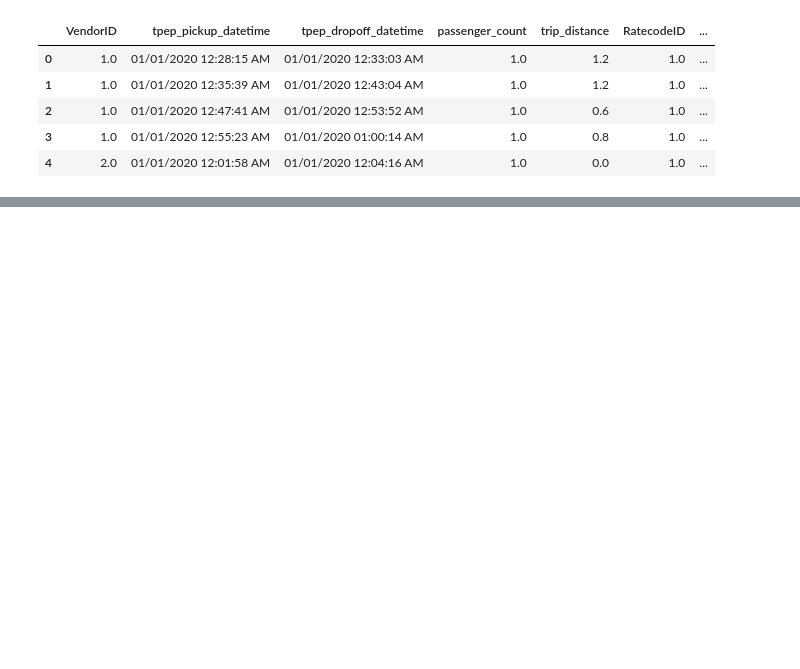
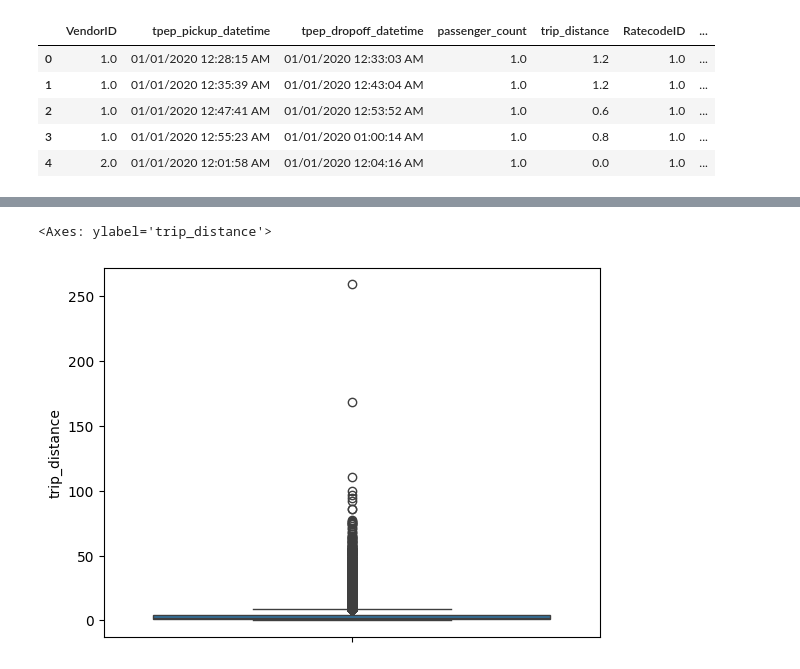
Before and after one commit to rajatvegan/Notebooks, a Jupyter notebook: 1_project-NYC-taxi.ipynb, the cells around one changed output, grey strips where cells are left out. Saved outputs shown, nothing was run; the diff lists cells and outputs as text; code cells hidden in the pictures; blank space fills up the shorter version.

```diff
--- a/1_project-NYC-taxi.ipynb
+++ b/1_project-NYC-taxi.ipynb
@@ -38,0 +161,4 @@ df.head()
+# %%
+# removing dublicate values
+df.drop_duplicates(inplace=True)
+df.shape
@@ -38,0 +198,5 @@ df.head()
+# %%
+# filtering required data, ignoring the rows where these columns have very less percentage share
+df = df[(df['passenger_count'] > 0) & (df['passenger_count'] <= 6)]    # passenger_count 0 means no passengers, we r doing analysis only how payment_type effect fare_amount
+df = df[(df.payment_type < 3)]
+df.shape
@@ -38,0 +205,4 @@ df.head()
+# %%
+# replacing 1 and 2 with card and cash in payment_type
+df['payment_type'].replace([1,2],['card','cash'],inplace=True)
+df.head(2)
@@ -38,0 +225,6 @@ df.head()
+# %%
+# filtering data for negative values
+df = df[df['trip_distance'] > 0]
+df = df[df['duration'] > 0]
+df = df[df['fare_amount'] > 0]
+df.describe(),df.shape
@@ -38,0 +242,6 @@ df.head()
+# %%
+# checking outliers from visualization
+sns.boxplot(df['trip_distance'])
+# %% [output]
+<Axes: ylabel='trip_distance'>
+[figure, added]
```
Also changed, not shown: parts of 25 cells of this notebook.
